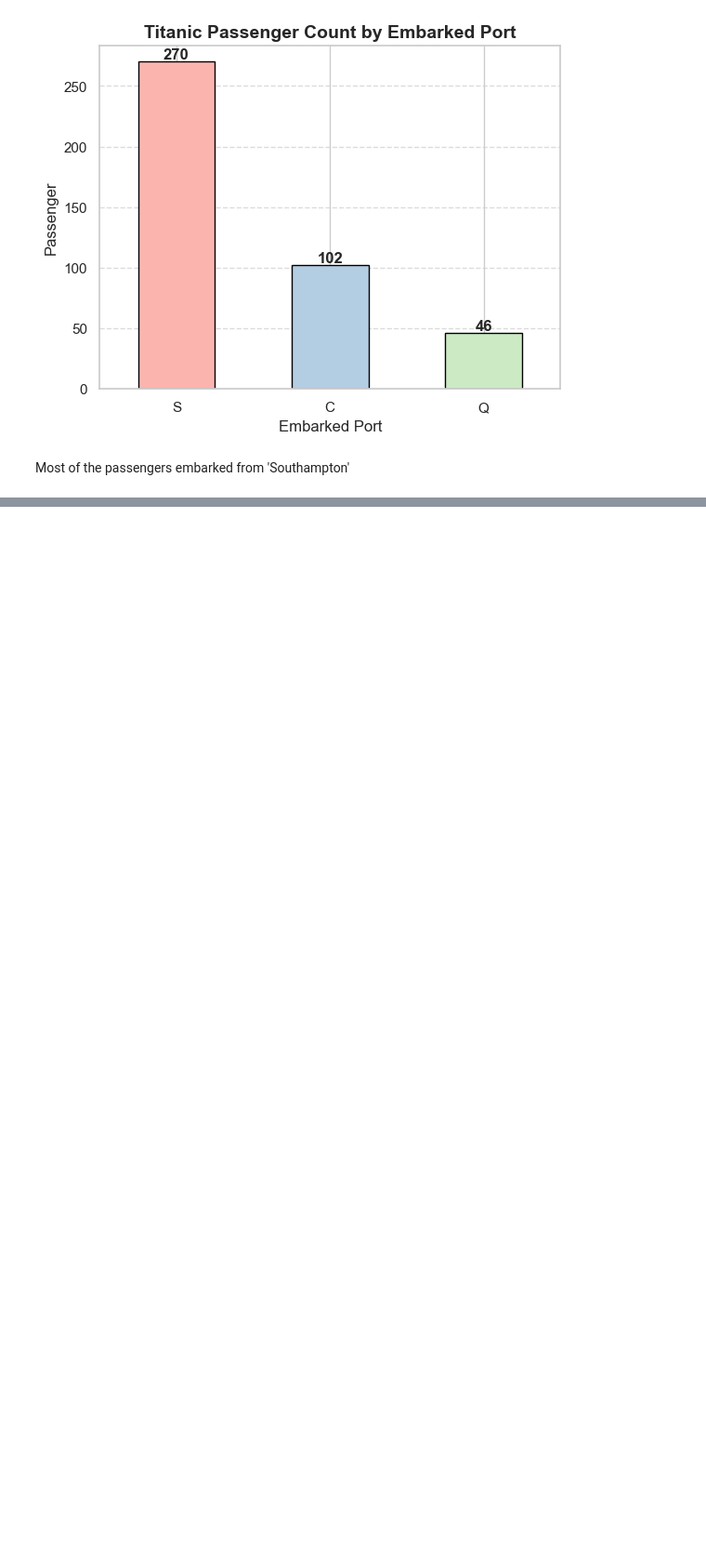
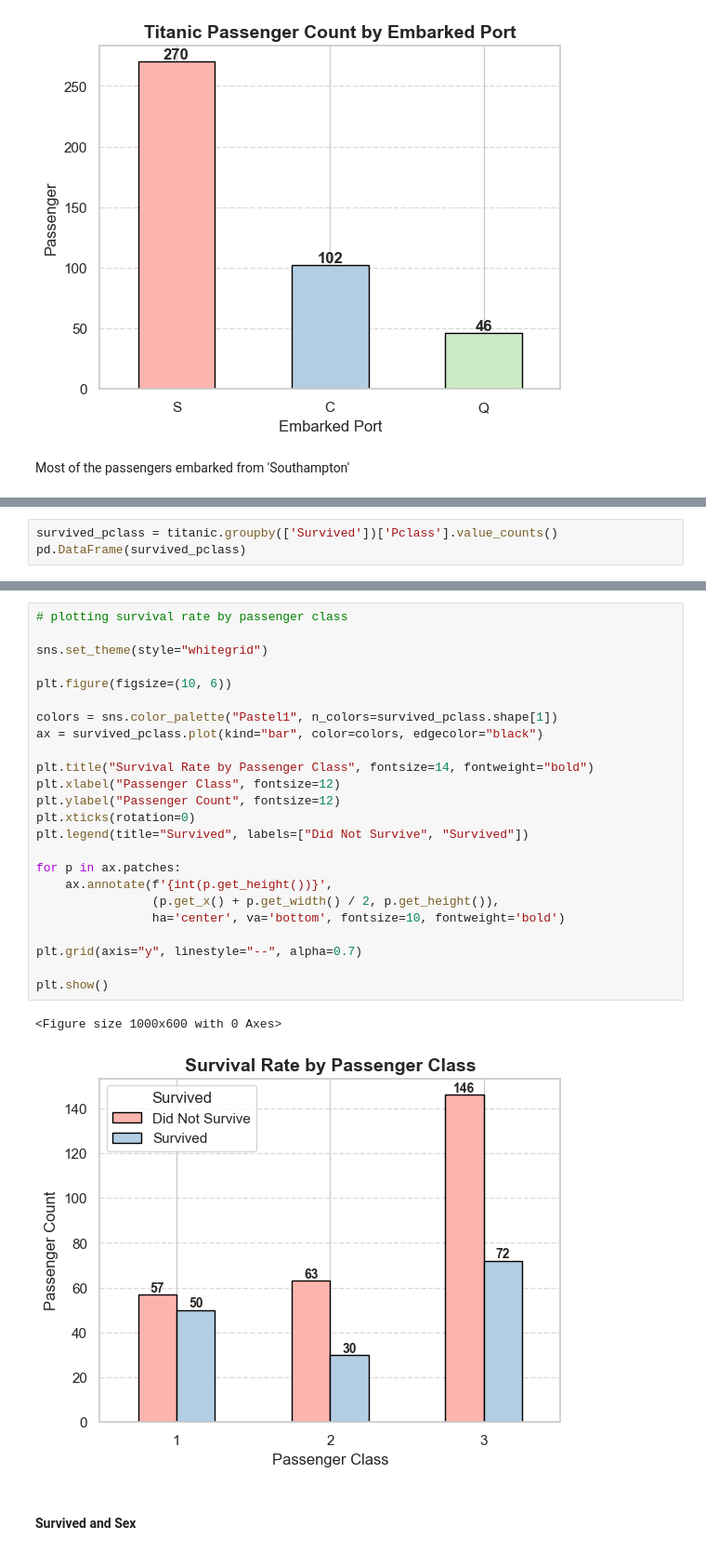
Before and after one commit to ChloeCrisp/Learning, a Jupyter notebook: titanic_eda.ipynb, the cells around one changed output, grey strips where cells are left out. Shown: that part at 93% size. Drawn from its saved outputs; the diff is of its cells as text; blank space fills up the shorter version.

Commit message:
graphs

```diff
--- a/titanic_eda.ipynb
+++ b/titanic_eda.ipynb
@@ -484,0 +489,3 @@ Most of the passengers embarked from 'Southampton'
+# %%
+survived_pclass = titanic.groupby(['Survived'])['Pclass'].value_counts()
+pd.DataFrame(survived_pclass)
@@ -484,0 +501,29 @@ Most of the passengers embarked from 'Southampton'
+# %%
+# plotting survival rate by passenger class
+
+sns.set_theme(style="whitegrid")
+
+plt.figure(figsize=(10, 6))
+
+colors = sns.color_palette("Pastel1", n_colors=survived_pclass.shape[1])
+ax = survived_pclass.plot(kind="bar", color=colors, edgecolor="black")
+
+plt.title("Survival Rate by Passenger Class", fontsize=14, fontweight="bold")
+plt.xlabel("Passenger Class", fontsize=12)
+plt.ylabel("Passenger Count", fontsize=12)
+plt.xticks(rotation=0)
+plt.legend(title="Survived", labels=["Did Not Survive", "Survived"])
+
+for p in ax.patches:
+    ax.annotate(f'{int(p.get_height())}',
+                (p.get_x() + p.get_width() / 2, p.get_height()),
+                ha='center', va='bottom', fontsize=10, fontweight='bold')
+
+plt.grid(axis="y", linestyle="--", alpha=0.7)
+
+plt.show()
+# %% [output]
+<Figure size 1000x600 with 0 Axes>
+[figure, added]
+# %% [markdown]
+#### Survived and Sex
```
Also changed, not shown: parts of 3 cells of this notebook.
